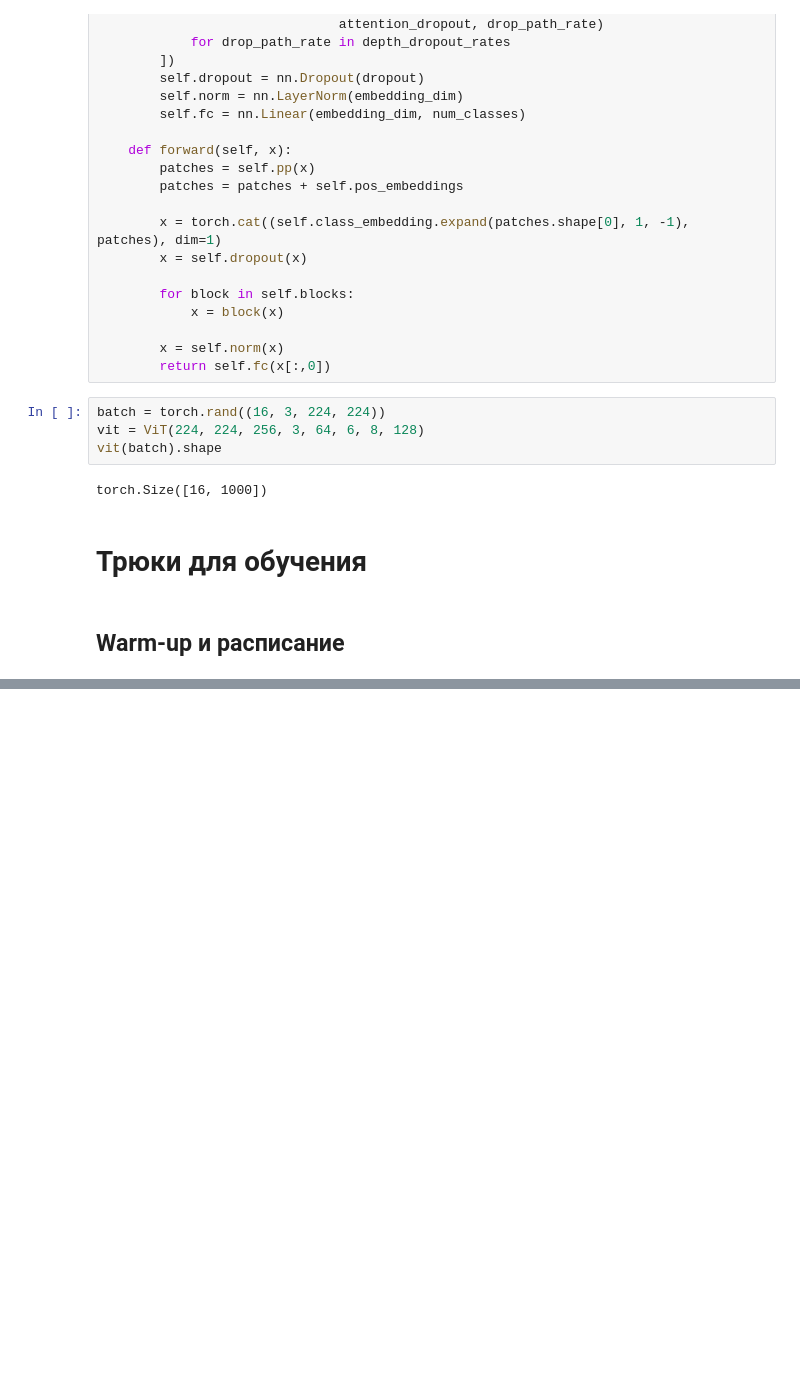
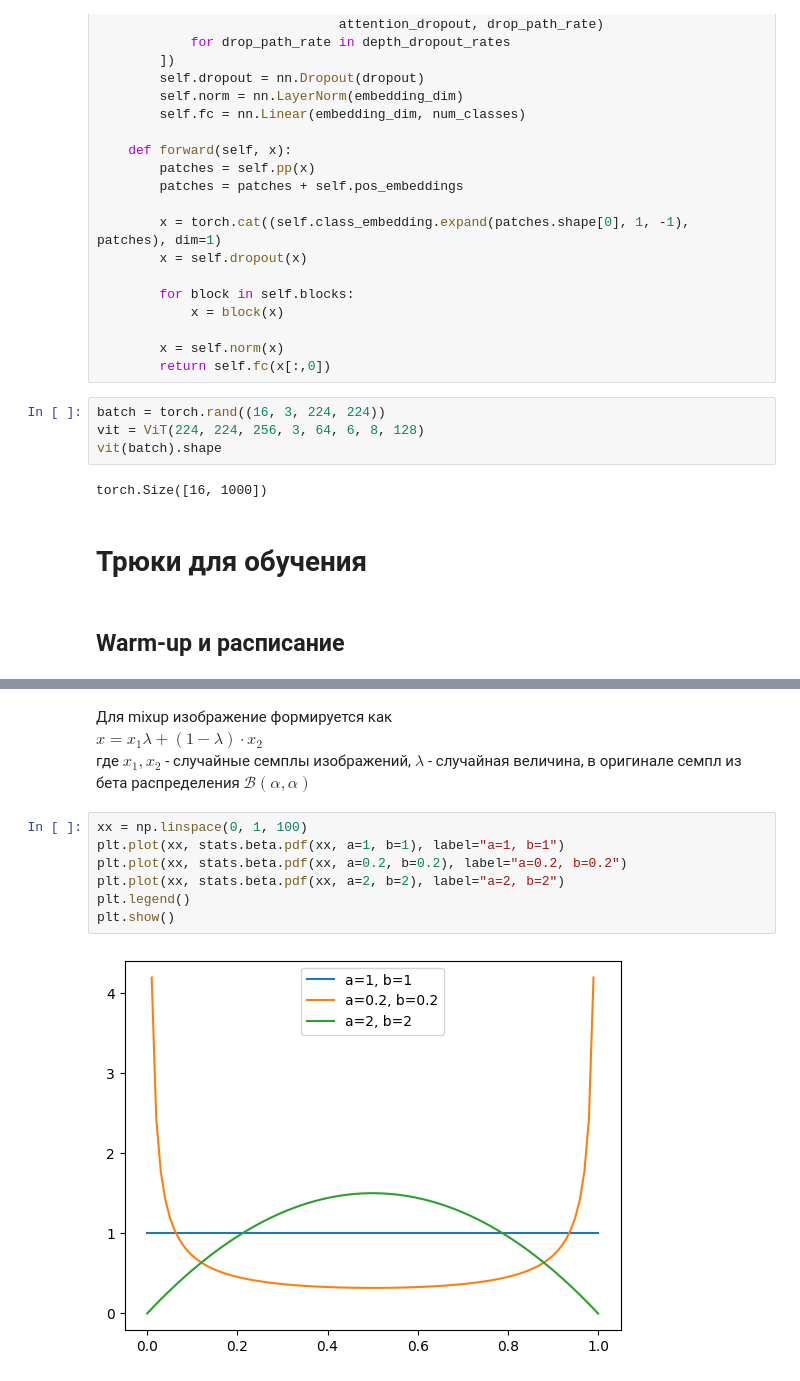
Before and after one commit to AlexeyRogS/cv_course, a Jupyter notebook: week6/vit.ipynb, the cells around one changed output, grey strips where cells are left out. Drawn from its saved outputs; the diff is of its cells as text; blank space fills up the shorter version.

```diff
--- a/week6/vit.ipynb
+++ b/week6/vit.ipynb
@@ -163,0 +221,13 @@ torch.Size([16, 1000])
+# %% [markdown]
+Для mixup изображение формируется как\
+$x = x_1 \lambda + (1 - \lambda) \cdot x_2$\
+где $x_1, x_2$ - случайные семплы изображений, $\lambda$ - случайная величина, в оригинале семпл из бета распределения $\mathcal{B}(\alpha, \alpha)$
+# %%
+xx = np.linspace(0, 1, 100)
+plt.plot(xx, stats.beta.pdf(xx, a=1, b=1), label="a=1, b=1")
+plt.plot(xx, stats.beta.pdf(xx, a=0.2, b=0.2), label="a=0.2, b=0.2")
+plt.plot(xx, stats.beta.pdf(xx, a=2, b=2), label="a=2, b=2")
+plt.legend()
+plt.show()
+# %% [output]
+[figure, added]
```
Also changed, not shown: parts of 13 cells of this notebook.
